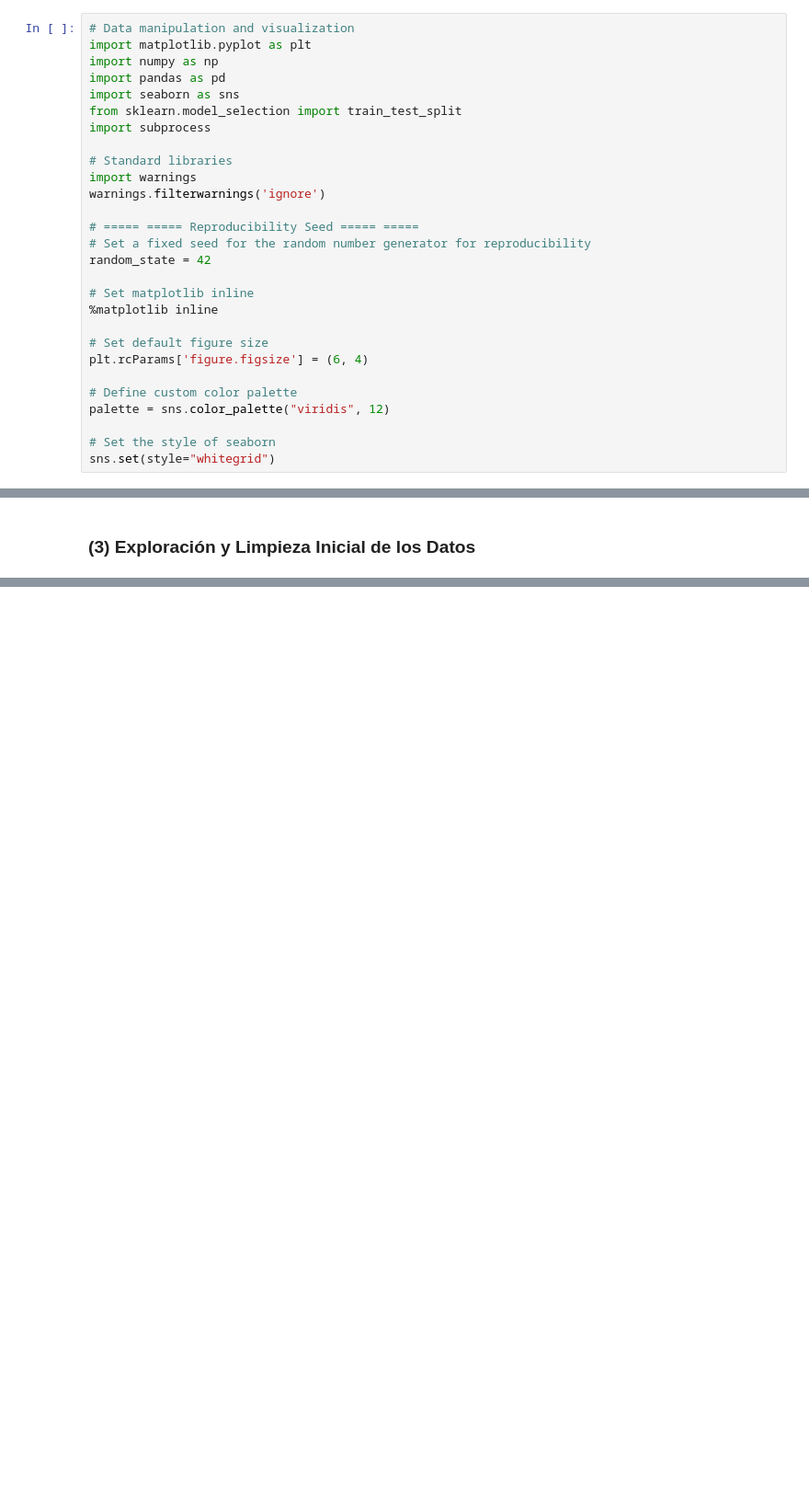
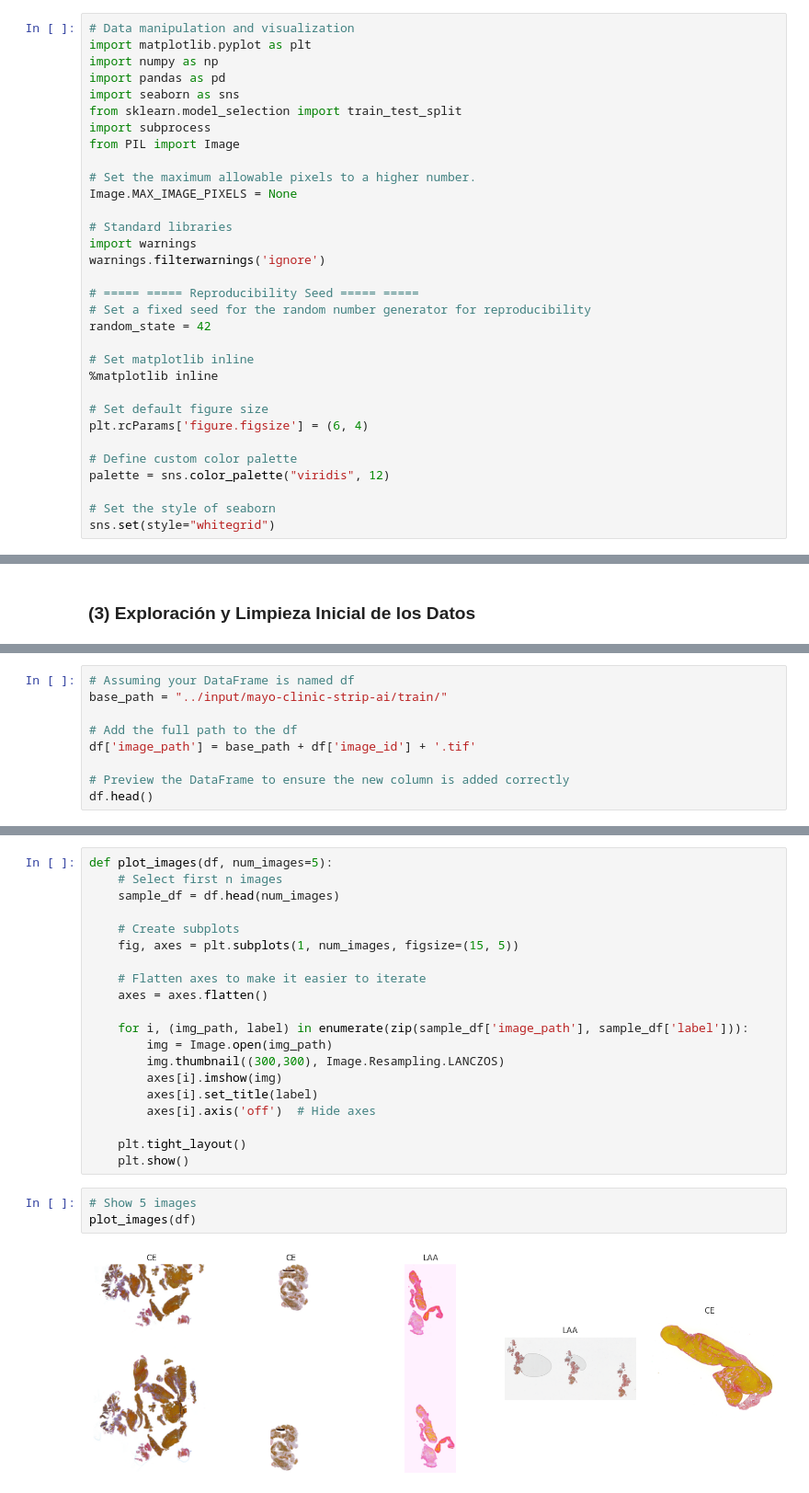
Before and after one commit to Andrea-gt/blood-clots, a Jupyter notebook: mayo-clinic-strip-ai.ipynb, the cells around one changed output, grey strips where cells are left out. Shown at 92% size. Saved outputs shown, nothing was run; the diff lists cells and outputs as text; blank space fills up the shorter version.

Commit message:
feat: Image Preview and Label Distribution

```diff
--- a/mayo-clinic-strip-ai.ipynb
+++ b/mayo-clinic-strip-ai.ipynb
@@ -20,6 +20,10 @@ import pandas as pd
 import seaborn as sns
 from sklearn.model_selection import train_test_split
 import subprocess
+from PIL import Image
+
+# Set the maximum allowable pixels to a higher number.
+Image.MAX_IMAGE_PIXELS = None
 
 # Standard libraries
 import warnings
@@ -124,0 +133,9 @@ memory usage: 29.6+ KB
+# %%
+# Assuming your DataFrame is named df
+base_path = "../input/mayo-clinic-strip-ai/train/"
+
+# Add the full path to the df
+df['image_path'] = base_path + df['image_id'] + '.tif'
+
+# Preview the DataFrame to ensure the new column is added correctly
+df.head()
@@ -124,0 +153,25 @@ memory usage: 29.6+ KB
+# %%
+def plot_images(df, num_images=5):
+    # Select first n images
+    sample_df = df.head(num_images)
+
+    # Create subplots
+    fig, axes = plt.subplots(1, num_images, figsize=(15, 5))
+
+    # Flatten axes to make it easier to iterate
+    axes = axes.flatten()
+
+    for i, (img_path, label) in enumerate(zip(sample_df['image_path'], sample_df['label'])):
+        img = Image.open(img_path)
+        img.thumbnail((300,300), Image.Resampling.LANCZOS)
+        axes[i].imshow(img)
+        axes[i].set_title(label)
+        axes[i].axis('off')  # Hide axes
+
+    plt.tight_layout()
+    plt.show()
+# %%
+# Show 5 images
+plot_images(df)
+# %% [output]
+[figure, added]
```
Also changed, not shown: parts of 9 cells of this notebook.
